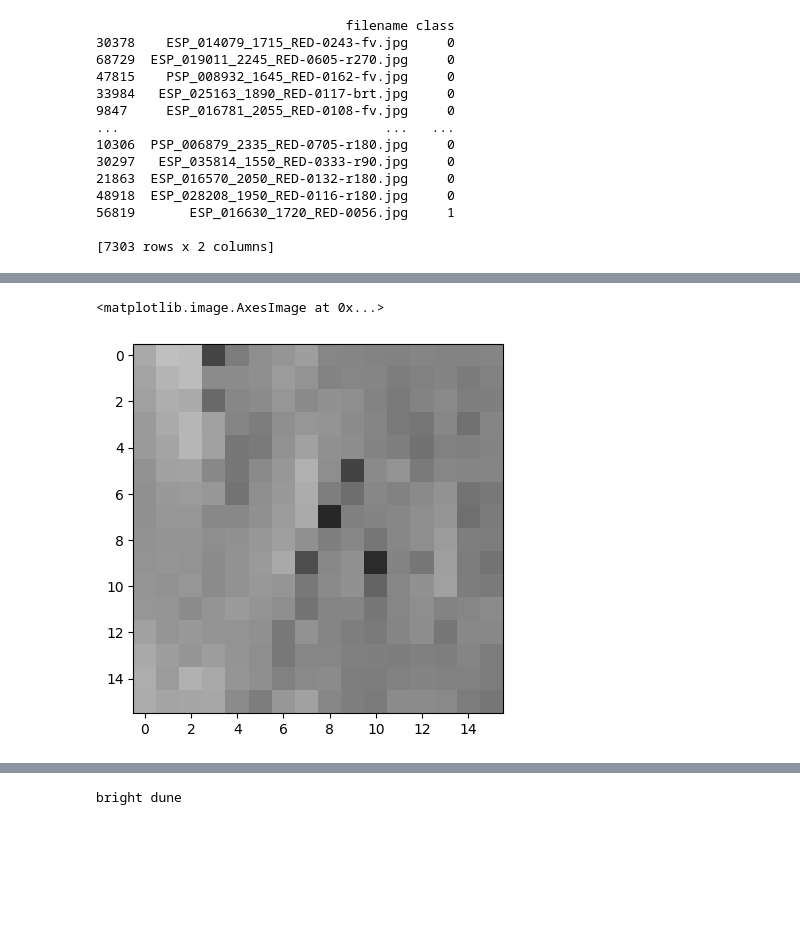
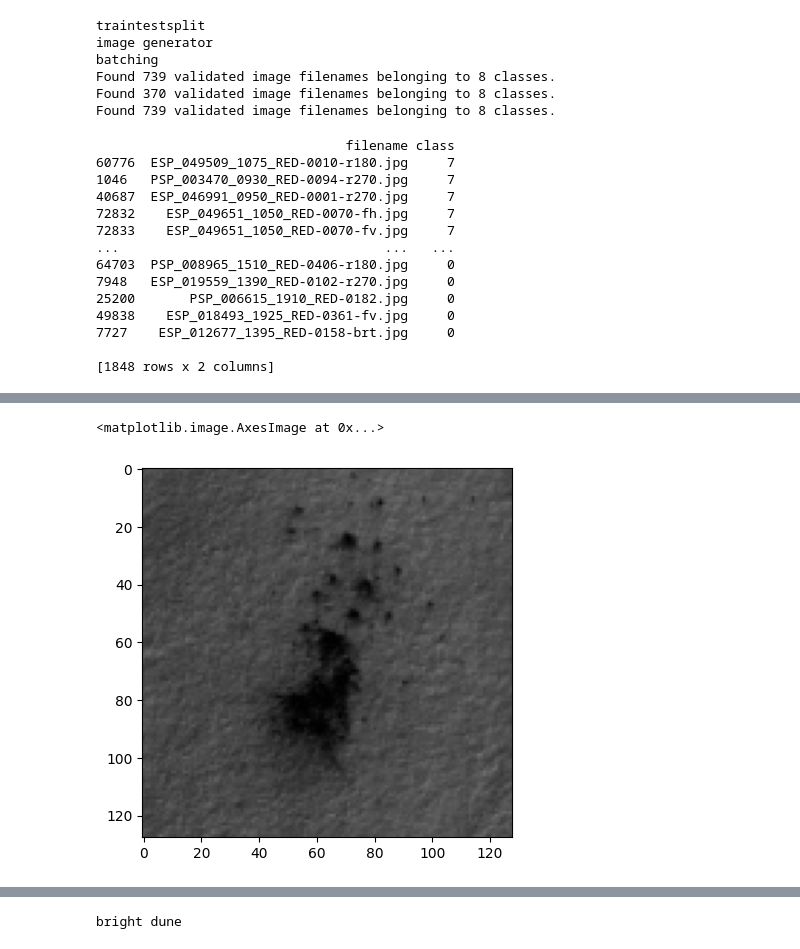
Before and after one commit to Saashiv-Valjee/Practical_Machine_Learning, a Jupyter notebook: ogabogadobado.ipynb, the cells around one changed output, grey strips where cells are left out. Cells and saved outputs as stored; diff of their text form; code cells hidden in the pictures; blank space fills up the shorter version.

```diff
--- a/ogabogadobado.ipynb
+++ b/ogabogadobado.ipynb
@@ -37,20 +33,6 @@ df =pd.DataFrame(image_classes,columns=['filename','class'])
 
 print('shuffling')
 df = shuffle(df)
-
-print('traintestsplit')
-df,throwaway = train_test_split(df,test_size=0.9)
-train_df,test_df = train_test_split(df,test_size=0.2)
-train_df,val_df = train_test_split(train_df,test_size=0.5)
-
-print('image generator')
-idg = ImageDataGenerator(rescale=1./255.) # normalize
-batchsize=128
-
-print('batching')
-train_ds = idg.flow_from_dataframe(dataframe=train_df, directory='map-proj-v3',batch_size=batchsize)
-test_ds  = idg.flow_from_dataframe(dataframe= test_df, directory='map-proj-v3',batch_size=batchsize)
-val_ds =   idg.flow_from_dataframe(dataframe=  val_df, directory='map-proj-v3',batch_size=batchsize)
 # %% [output]
 image classes
 dataframe
@@ -63,0 +40,19 @@ Found 2921 validated image filenames belonging to 8 classes.
+# %%
+clist = [i for i in range(0,8)]
+num_class = []
+for i in clist:
+    num_class.append(len(df[df['class']==str(i)]))
+    print(len(df[df['class']==str(i)]))
+print('\n',np.min(num_class))
+
+for i in clist:
+    print(i)
+    df_other = df[df['class']==str(i)].sample(n=np.min(num_class), random_state=1)
+    df = df.drop(df.index[(df["class"] == str(i))])
+    df = pd.concat([df_other,df])
+
+clist = [i for i in range(0,8)]
+num_class = []
+for i in clist:
+    num_class.append(len(df[df['class']==str(i)]))
+    print(len(df[df['class']==str(i)]))
@@ -64,22 +77,42 @@ Found 2921 validated image filenames belonging to 8 classes.
+# %%
+print('traintestsplit')
+train_df,test_df = train_test_split(df,test_size=0.2)
+train_df,val_df = train_test_split(train_df,test_size=0.5)
+
+print('image generator')
+idg = ImageDataGenerator(rescale=1./255.) # normalize
+batchsize=128
+
+print('batching')
+train_ds = idg.flow_from_dataframe(dataframe=train_df, directory='map-proj-v3',batch_size=batchsize)
+test_ds  = idg.flow_from_dataframe(dataframe= test_df, directory='map-proj-v3',batch_size=batchsize)
+val_ds =   idg.flow_from_dataframe(dataframe=  val_df, directory='map-proj-v3',batch_size=batchsize)
+# %% [output]
+traintestsplit
+image generator
+batching
+Found 739 validated image filenames belonging to 8 classes.
+Found 370 validated image filenames belonging to 8 classes.
+Found 739 validated image filenames belonging to 8 classes.
 # %%
 print(df)
 # %% [output]
                                 filename class
-30378    ESP_014079_1715_RED-0243-fv.jpg     0
-68729  ESP_019011_2245_RED-0605-r270.jpg     0
-47815    PSP_008932_1645_RED-0162-fv.jpg     0
-33984   ESP_025163_1890_RED-0117-brt.jpg     0
-9847     ESP_016781_2055_RED-0108-fv.jpg     0
+60776  ESP_049509_1075_RED-0010-r180.jpg     7
+1046   PSP_003470_0930_RED-0094-r270.jpg     7
+40687  ESP_046991_0950_RED-0001-r270.jpg     7
+72832    ESP_049651_1050_RED-0070-fh.jpg     7
+72833    ESP_049651_1050_RED-0070-fv.jpg     7
 ...                                  ...   ...
-10306  PSP_006879_2335_RED-0705-r180.jpg     0
-30297   ESP_035814_1550_RED-0333-r90.jpg     0
-21863  ESP_016570_2050_RED-0132-r180.jpg     0
-48918  ESP_028208_1950_RED-0116-r180.jpg     0
-56819       ESP_016630_1720_RED-0056.jpg     1
+64703  PSP_008965_1510_RED-0406-r180.jpg     0
+7948   ESP_019559_1390_RED-0102-r270.jpg     0
+25200       PSP_006615_1910_RED-0182.jpg     0
+49838    ESP_018493_1925_RED-0361-fv.jpg     0
+7727    ESP_012677_1395_RED-0158-brt.jpg     0
 
-[7303 rows x 2 columns]
+[1848 rows x 2 columns]
 # %%
-resize = 16
+resize = 128
 image_test = tf.image.resize(
     train_ds[0][0][0],
     [resize,resize])
@@ -106,4 +129,4 @@ Your kernel may have been built without NUMA support.
 <matplotlib.image.AxesImage at 0x...>
-[figure, old version]
+[figure, new version]
 # %%
 BatchSize       = batchsize
```
Also changed, not shown: parts of 32 cells of this notebook.
